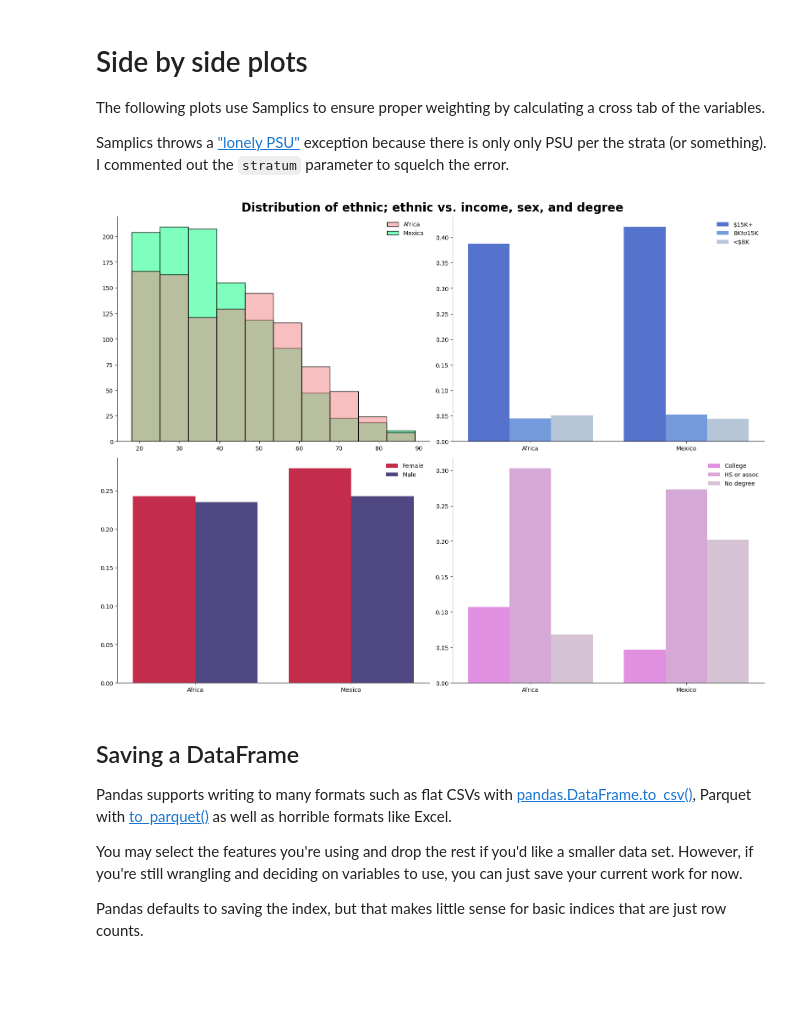
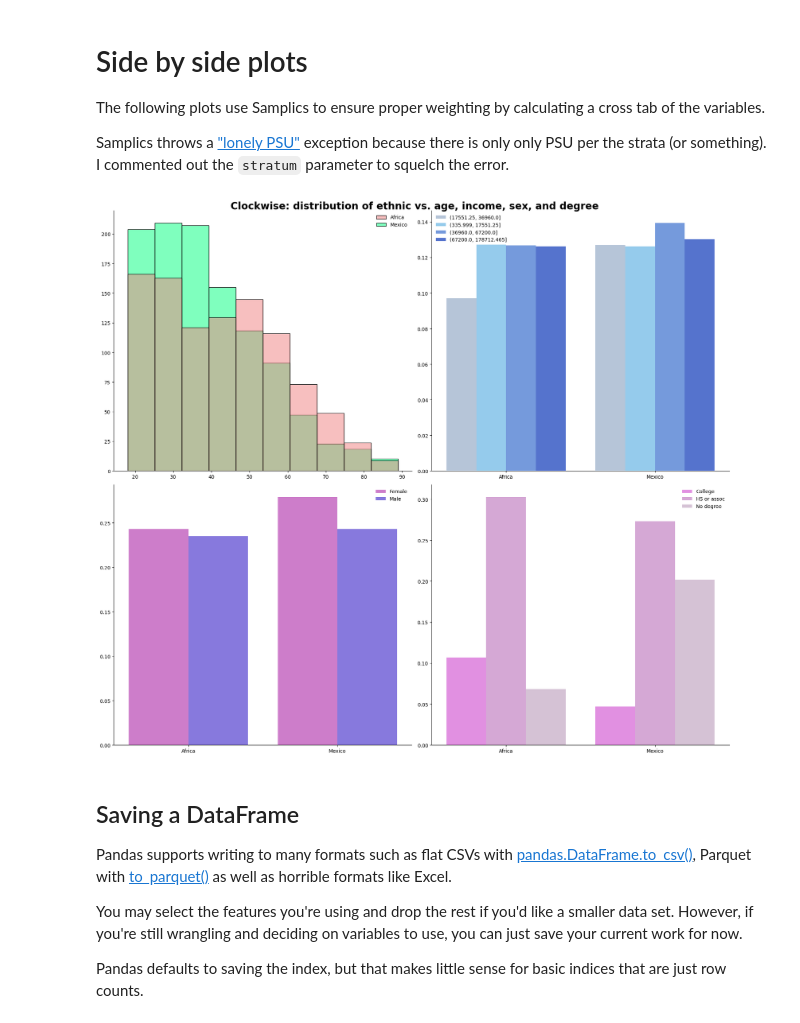
Before and after one commit to joshuamegnauth54/data765-intro-python-tutoring, a Jupyter notebook: thesis_2023/02_analysis.ipynb, the cells around one changed output. Drawn from its saved outputs; the diff is of its cells as text; code cells hidden in the pictures; blank space fills up the shorter version.

```diff
--- a/thesis_2023/02_analysis.ipynb
+++ b/thesis_2023/02_analysis.ipynb
@@ -144,9 +144,9 @@ gss["thnkself"] = (
 # Does the respondent believe in life after death?
 gss["postlife"] = gss["postlife"].map({1: "Yes", 2: "No"})
 
-# Bins for coninc
+# Quantile binning for coninc
 gss["coninc"] = gss_saf["coninc"]
-gss["coninc_bins"] = pd.cut(gss["coninc"], bins=4, include_lowest=True).head(25)
+gss["coninc_quantiles"] = pd.qcut(gss["coninc"], 4)
 
 gss["region"] = (
     gss["region"]
@@ -413,12 +406,13 @@ Samplics throws a ["lonely PSU"](https://r-survey.r-forge.r-project.org/survey/e
 # Pan-African colors are red, green, and black
 ethnicity = {"Africa": "lightcoral", "Mexico": "springgreen"}
 
-gender = {"Female": "crimson", "Male": "darkslateblue"}
+gender = {"Female": "orchid", "Male": "mediumslateblue"}
 
-income = {
-    "<$8K": "lightsteelblue",
-    "$8K to $15K": "cornflowerblue",
-    "$15K+": "royalblue",
+income_bins = {
+    "(335.999, 17551.25]": "lightskyblue",
+    "(17551.25, 36960.0]": "lightsteelblue",
+    "(36960.0, 67200.0]": "cornflowerblue",
+    "(67200.0, 178712.465]": "royalblue"
 }
 
 degree = {
@@ -428,7 +422,7 @@ degree = {
 }
 
 # Two rows and two columns
-comp_fig, comp_axes = plt.subplots(2, 2, figsize=(16, 12))
+comp_fig, comp_axes = plt.subplots(2, 2, figsize=(18, 16))
 
 # The following code can be greatly simplified with a for loop, but it may
 # be too confusing to follow for students with a shaky grasp on Python.
@@ -448,7 +442,7 @@ sns.histplot(
 # Cross tabulate ethnic/income
 ethn_inc = CrossTabulation("proportion")
 ethn_inc.tabulate(
-    vars=gss[["ethnic", "income"]],
+    vars=gss[["ethnic", "coninc_quantiles"]],
     samp_weight=gss["wtssall"],
     # Lonely PSU
     # stratum=gss["vstrat"],
@@ -461,8 +455,8 @@ ethn_inc = ethn_inc.to_dataframe()
 _ = sns.barplot(
     x=ethn_inc.ethnic,
     y=ethn_inc.proportion,
-    hue=ethn_inc.income,
-    palette=income,
+    hue=ethn_inc.coninc_quantiles,
+    palette=income_bins,
     ax=comp_axes[0][1],
 )
 
@@ -502,35 +496,35 @@ ethn_degr = ethn_degr.to_dataframe()
 # Plot ethnic/degree cross tab
 _ = sns.barplot(
     x=ethn_degr.ethnic,
     y=ethn_degr.proportion,
     hue=ethn_degr.degree,
     palette=degree,
     ax=comp_axes[1][1],
 )
 
 # Titles et cetera
 for ax in comp_axes.flat:
     ax.set_xlabel(None)
     ax.set_ylabel(None)
 
     # Remove legend title
     legend = ax.get_legend()
     legend.set_title(None)
     legend.draw_frame(False)
 
     # Remove plot spines
     sns.despine(comp_fig, ax)
 
 
 _ = comp_fig.suptitle(
-    "Distribution of ethnic; ethnic vs. income, sex, and degree",
+    "Clockwise: distribution of ethnic vs. age, income, sex, and degree",
     fontsize=20,
     fontweight="bold",
 )
 
 comp_fig.set_tight_layout(True)
 # %% [output]
-[figure, old version]
+[figure, new version]
 # %% [markdown]
 ## Saving a DataFrame
 
```
Also changed, not shown: parts of 3 cells of this notebook, 2 other files.
